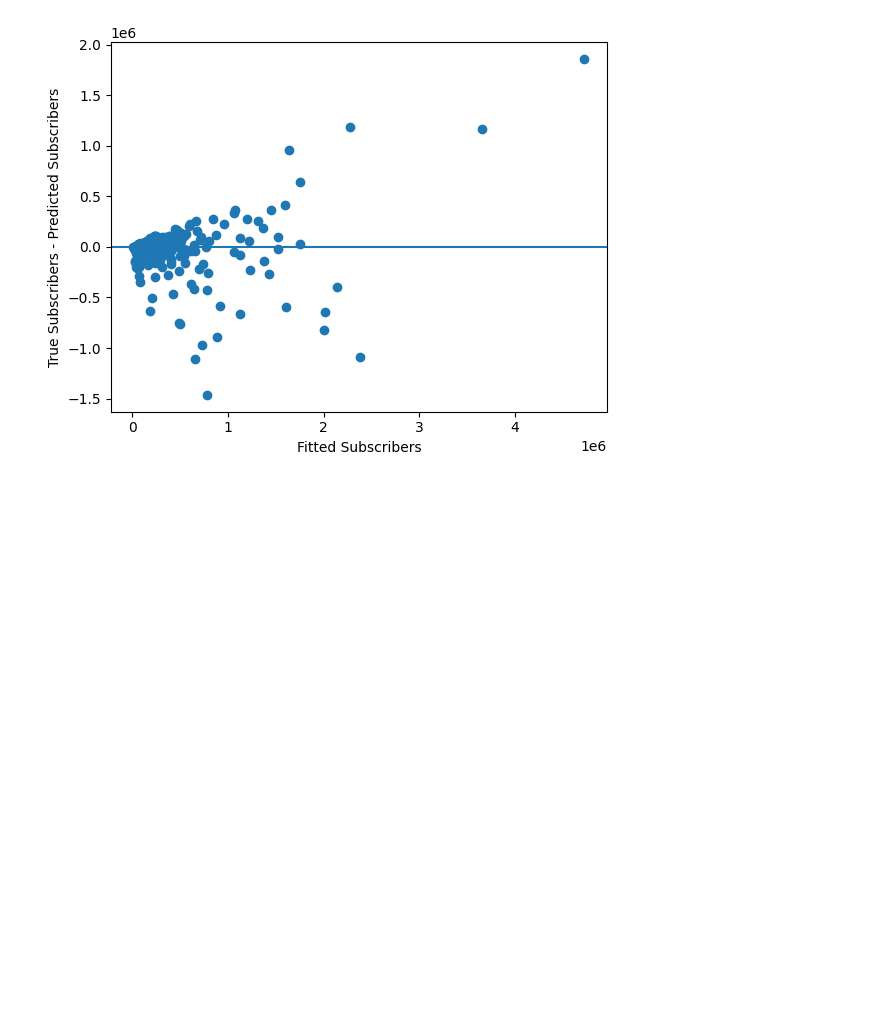
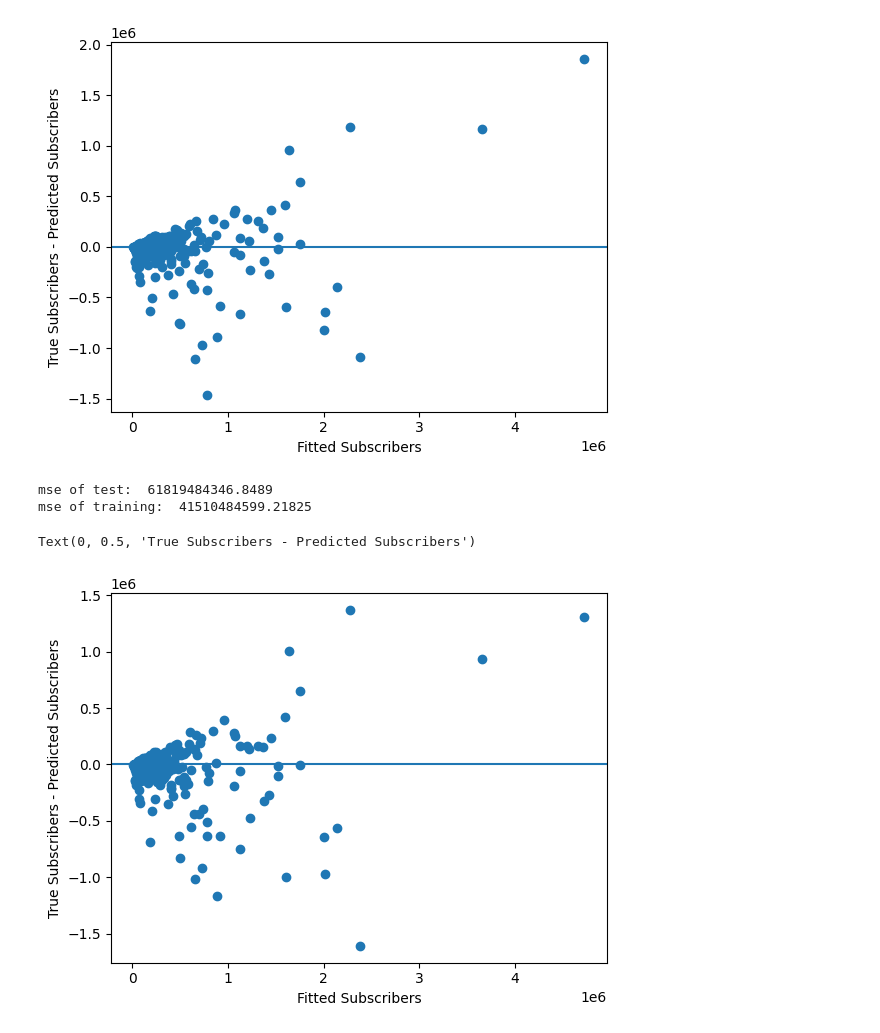
Before and after one commit to xhesikam/WebtoonDataProject, a Jupyter notebook: Project.ipynb, the cells around one changed output. Cells and saved outputs as stored; diff of their text form; code cells hidden in the pictures; blank space fills up the shorter version.

```diff
--- a/Project.ipynb
+++ b/Project.ipynb
@@ -399,3 +469,19 @@ mse of test:  61050140700.84133
 mse of training:  47999175140.74855
 Text(0, 0.5, 'True Subscribers - Predicted Subscribers')
 [figure]
+# %%
+knn5 = KNeighborsRegressor(n_neighbors = 5)
+knn5.fit(x2_train, y2_train)
+y_test_pred5 = knn5.predict(x2_test)
+print("mse of test: ", mean_squared_error(y_test_pred5, y2_test))
+y_train_pred5 = knn5.predict(x2_train)
+print("mse of training: ",mean_squared_error(y_train_pred5, y2_train))
+plt.scatter(y2_test, y2_test - y_test_pred5)
+plt.axhline()
+plt.xlabel("Fitted Subscribers")
+plt.ylabel("True Subscribers - Predicted Subscribers")
+# %% [output]
+mse of test:  61819484346.8489
+mse of training:  41510484599.21825
+Text(0, 0.5, 'True Subscribers - Predicted Subscribers')
+[figure, added]
```
Also changed, not shown: parts of 7 cells of this notebook.
